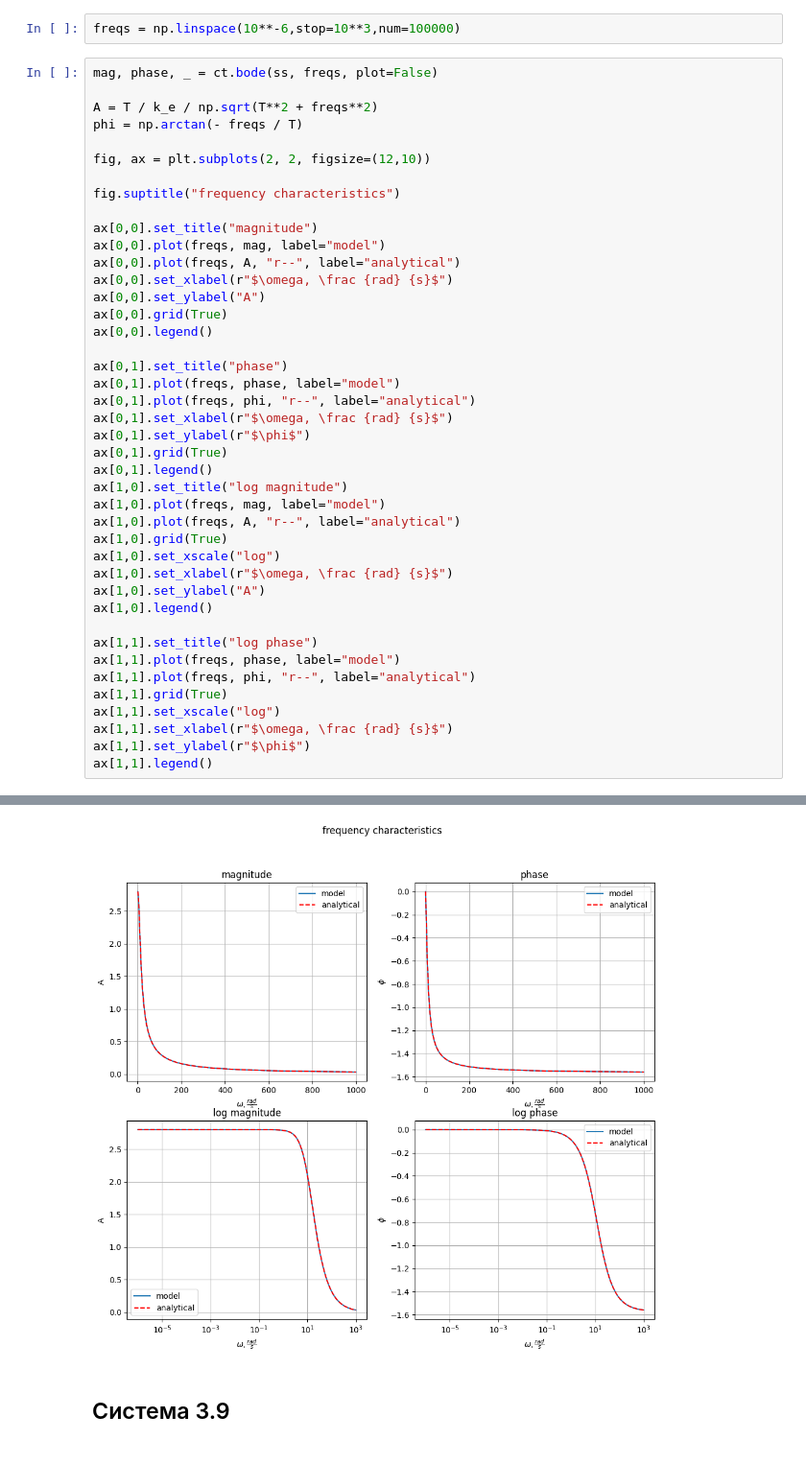
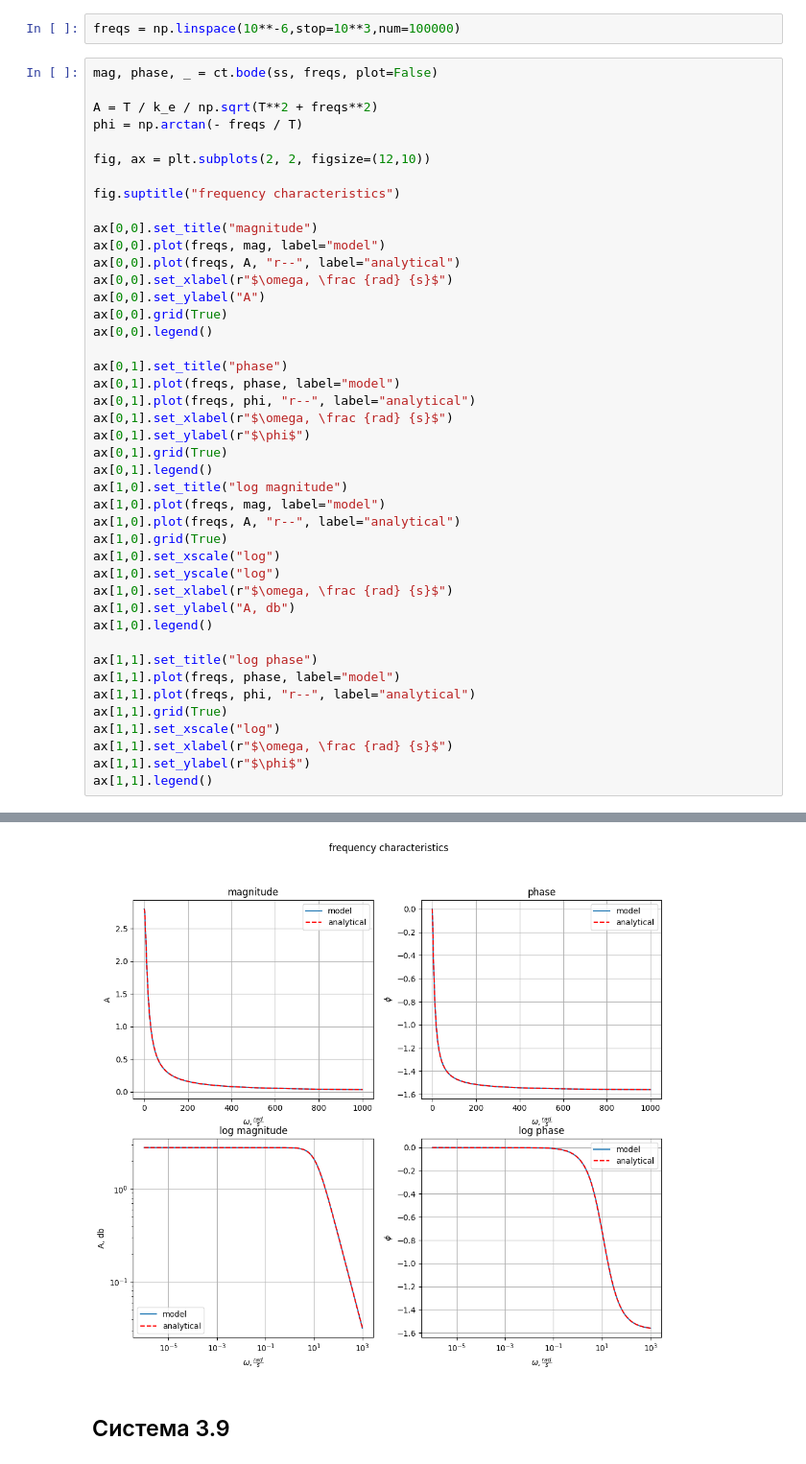
Before and after one commit to sidsnow/control_systems, a Jupyter notebook: ТАУ_Лаб_5.ipynb, the cells around one changed output, grey strips where cells are left out. Shown: that part at 96% size. Saved outputs shown, nothing was run; the diff lists cells and outputs as text.

```diff
--- a/ТАУ_Лаб_5.ipynb
+++ b/ТАУ_Лаб_5.ipynb
@@ -70,35 +70,36 @@ ax[0,0].plot(freqs, A, "r--", label="analytical")
 ax[0,0].set_xlabel(r"$\omega, \frac {rad} {s}$")
 ax[0,0].set_ylabel("A")
 ax[0,0].grid(True)
 ax[0,0].legend()
 
 ax[0,1].set_title("phase")
 ax[0,1].plot(freqs, phase, label="model")
 ax[0,1].plot(freqs, phi, "r--", label="analytical")
 ax[0,1].set_xlabel(r"$\omega, \frac {rad} {s}$")
 ax[0,1].set_ylabel(r"$\phi$")
 ax[0,1].grid(True)
 ax[0,1].legend()
 ax[1,0].set_title("log magnitude")
 ax[1,0].plot(freqs, mag, label="model")
 ax[1,0].plot(freqs, A, "r--", label="analytical")
 ax[1,0].grid(True)
 ax[1,0].set_xscale("log")
+ax[1,0].set_yscale("log")
 ax[1,0].set_xlabel(r"$\omega, \frac {rad} {s}$")
-ax[1,0].set_ylabel("A")
+ax[1,0].set_ylabel("A, db")
 ax[1,0].legend()
 
 ax[1,1].set_title("log phase")
 ax[1,1].plot(freqs, phase, label="model")
 ax[1,1].plot(freqs, phi, "r--", label="analytical")
 ax[1,1].grid(True)
 ax[1,1].set_xscale("log")
 ax[1,1].set_xlabel(r"$\omega, \frac {rad} {s}$")
 ax[1,1].set_ylabel(r"$\phi$")
 ax[1,1].legend()
 # %% [output]
 <matplotlib.legend.Legend at 0x...>
-[figure, old version]
+[figure, new version]
 # %% [markdown]
 ## Система 3.9
 # %%
```
Also changed, not shown: parts of 6 cells of this notebook, 1 other file.
